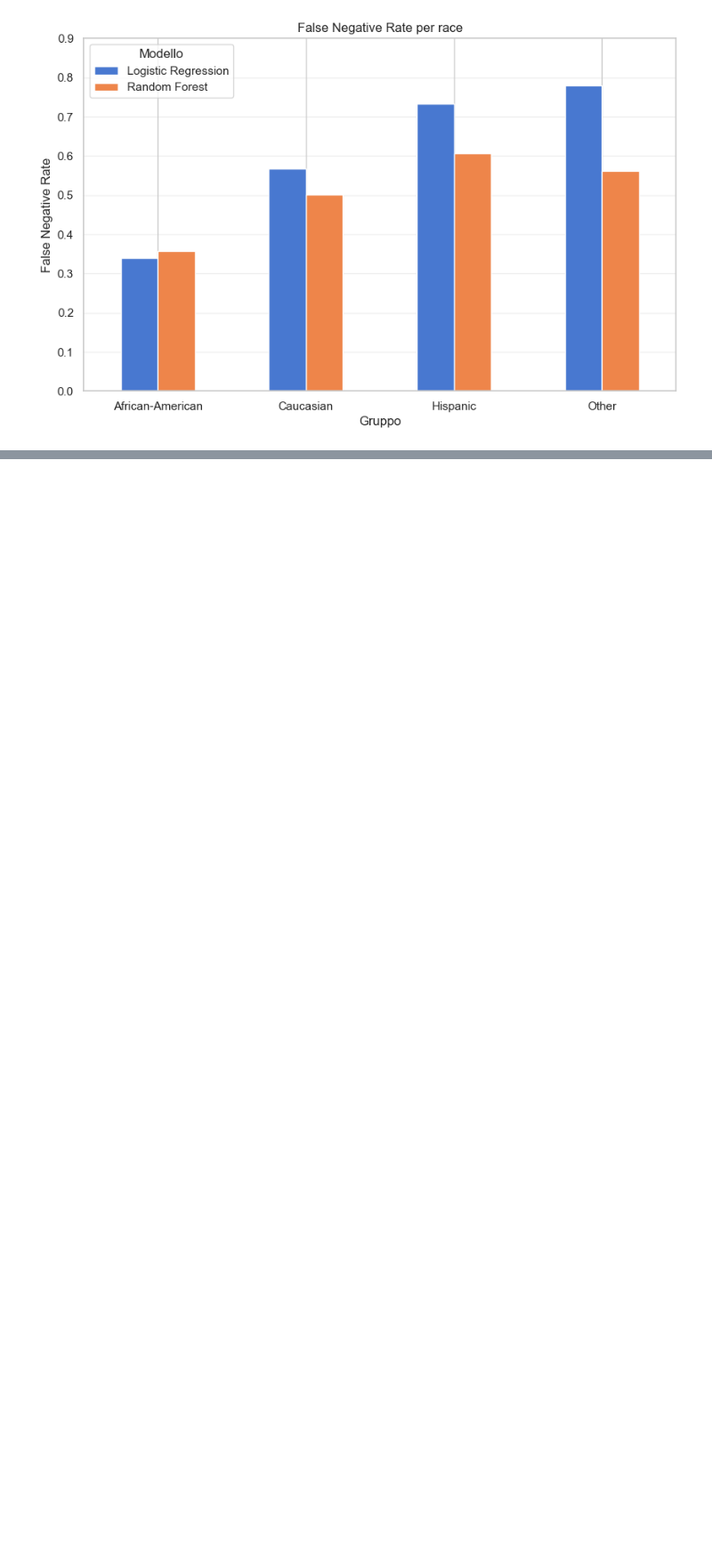
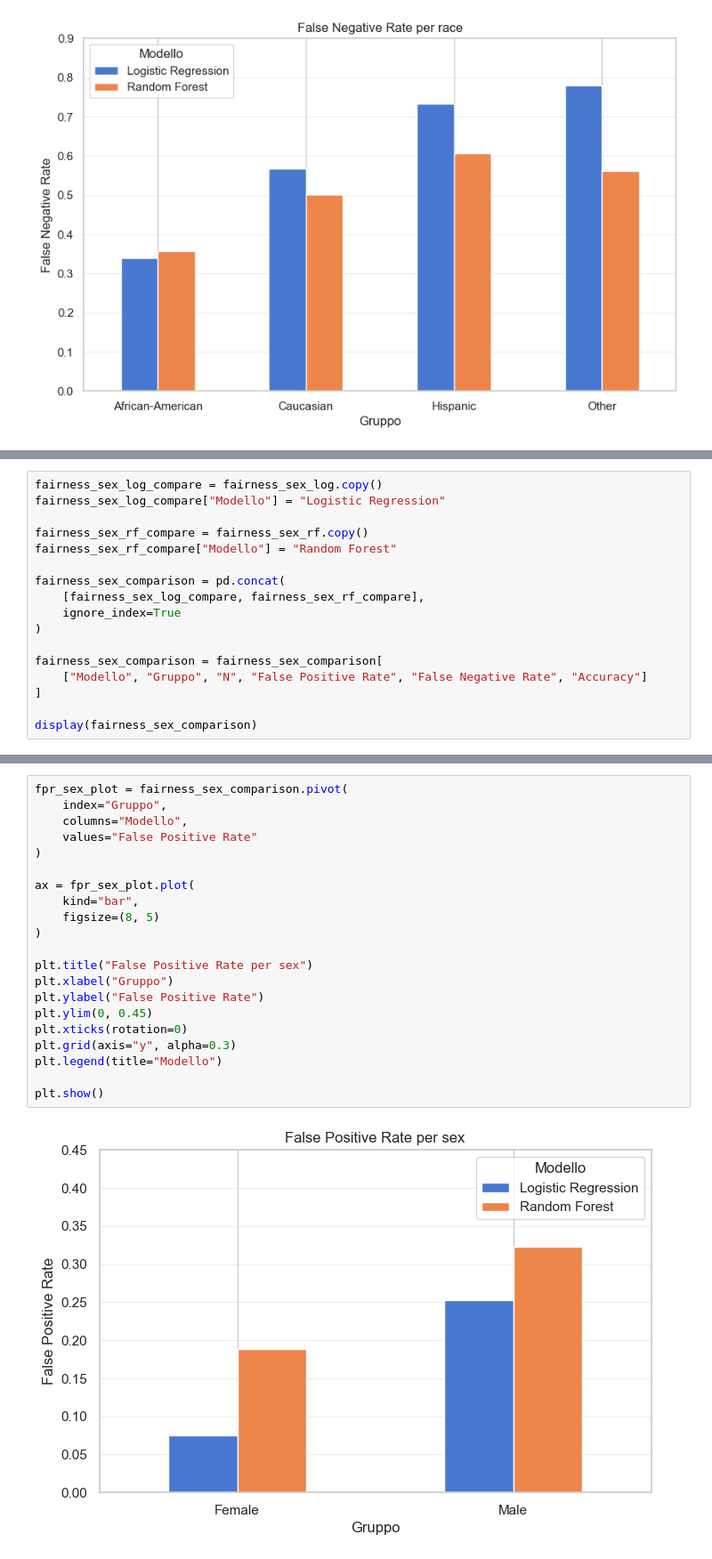
Before and after one commit to anna8987/tesi-COMPAS, a Jupyter notebook: tesiCOMPAS.ipynb, the cells around one changed output, grey strips where cells are left out. Shown at 89% size. Saved outputs shown, nothing was run; the diff lists cells and outputs as text; blank space fills up the shorter version.

```diff
--- a/tesiCOMPAS.ipynb
+++ b/tesiCOMPAS.ipynb
@@ -1813,0 +1850,17 @@ plt.show()
+# %%
+fairness_sex_log_compare = fairness_sex_log.copy()
+fairness_sex_log_compare["Modello"] = "Logistic Regression"
+
+fairness_sex_rf_compare = fairness_sex_rf.copy()
+fairness_sex_rf_compare["Modello"] = "Random Forest"
+
+fairness_sex_comparison = pd.concat(
+    [fairness_sex_log_compare, fairness_sex_rf_compare],
+    ignore_index=True
+)
+
+fairness_sex_comparison = fairness_sex_comparison[
+    ["Modello", "Gruppo", "N", "False Positive Rate", "False Negative Rate", "Accuracy"]
+]
+
+display(fairness_sex_comparison)
@@ -1813,0 +1873,23 @@ plt.show()
+# %%
+fpr_sex_plot = fairness_sex_comparison.pivot(
+    index="Gruppo",
+    columns="Modello",
+    values="False Positive Rate"
+)
+
+ax = fpr_sex_plot.plot(
+    kind="bar",
+    figsize=(8, 5)
+)
+
+plt.title("False Positive Rate per sex")
+plt.xlabel("Gruppo")
+plt.ylabel("False Positive Rate")
+plt.ylim(0, 0.45)
+plt.xticks(rotation=0)
+plt.grid(axis="y", alpha=0.3)
+plt.legend(title="Modello")
+
+plt.show()
+# %% [output]
+[figure, added]
```
Also changed, not shown: parts of 28 cells of this notebook.
